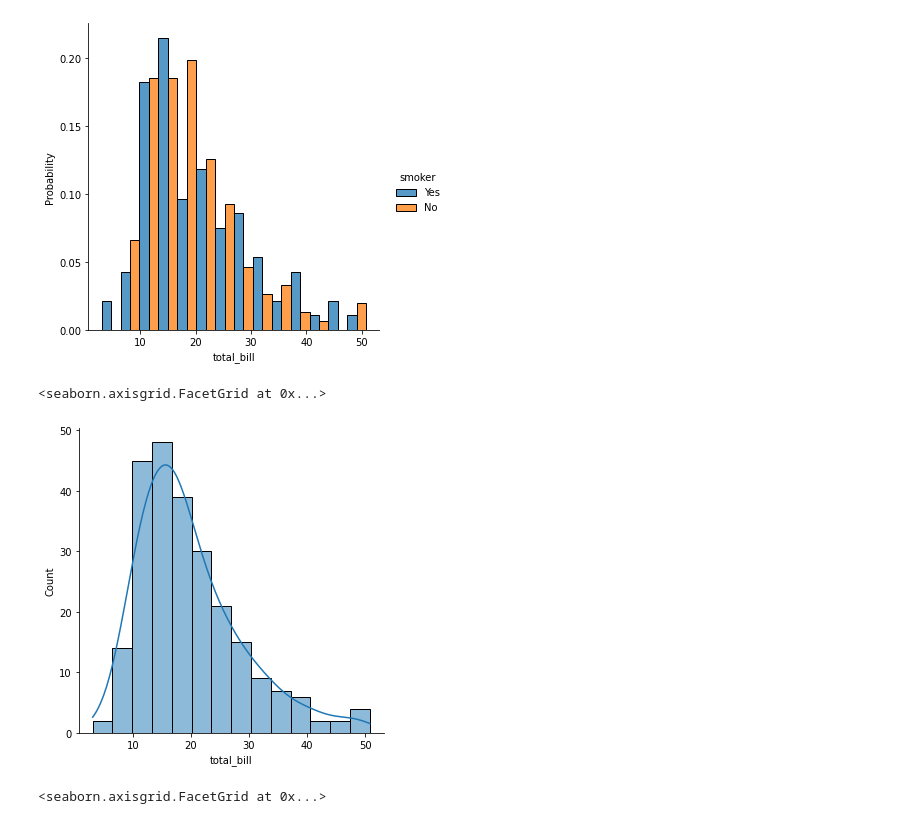
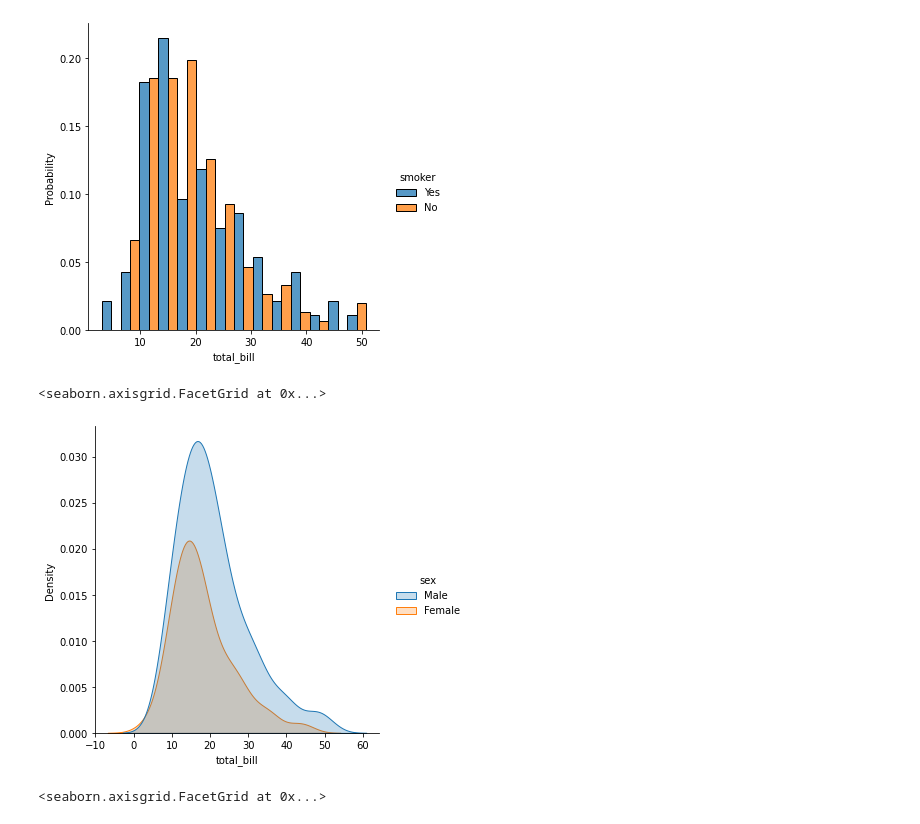
Before and after one commit to lee4339/BigDataStudy, a Jupyter notebook: AI-3/DAY09/DAY09.ipynb, the cells around one changed output. Drawn from its saved outputs; the diff is of its cells as text; code cells hidden in the pictures.

```diff
--- a/AI-3/DAY09/DAY09.ipynb
+++ b/AI-3/DAY09/DAY09.ipynb
@@ -66,12 +66,12 @@ sns.displot(data=df, x='total_bill', hue='smoker', stat='probability', common_no
 [figure]
 # %%
 # sns.displot(data=df, x='total_bill', kind='kde', bw_adjust=1, hue='sex', multiple='stack')
-# sns.displot(data=df, x='total_bill', kind='kde', bw_adjust=1, hue='sex', fill=True)
+sns.displot(data=df, x='total_bill', kind='kde', bw_adjust=1, hue='sex', fill=True)
 # sns.displot(data=df, x='total_bill', kind='kde', bw_adjust=1, hue='sex', cut=0)
-sns.displot(data=df, x='total_bill', kde=True)
+# sns.displot(data=df, x='total_bill', kde=True)
 # %% [output]
 <seaborn.axisgrid.FacetGrid at 0x...>
-[figure, old version]
+[figure, new version]
 # %%
 sns.displot(data=df, x='total_bill', kind='ecdf', hue='sex')
 # %% [output]
```
Also changed, not shown: 4 other files.
